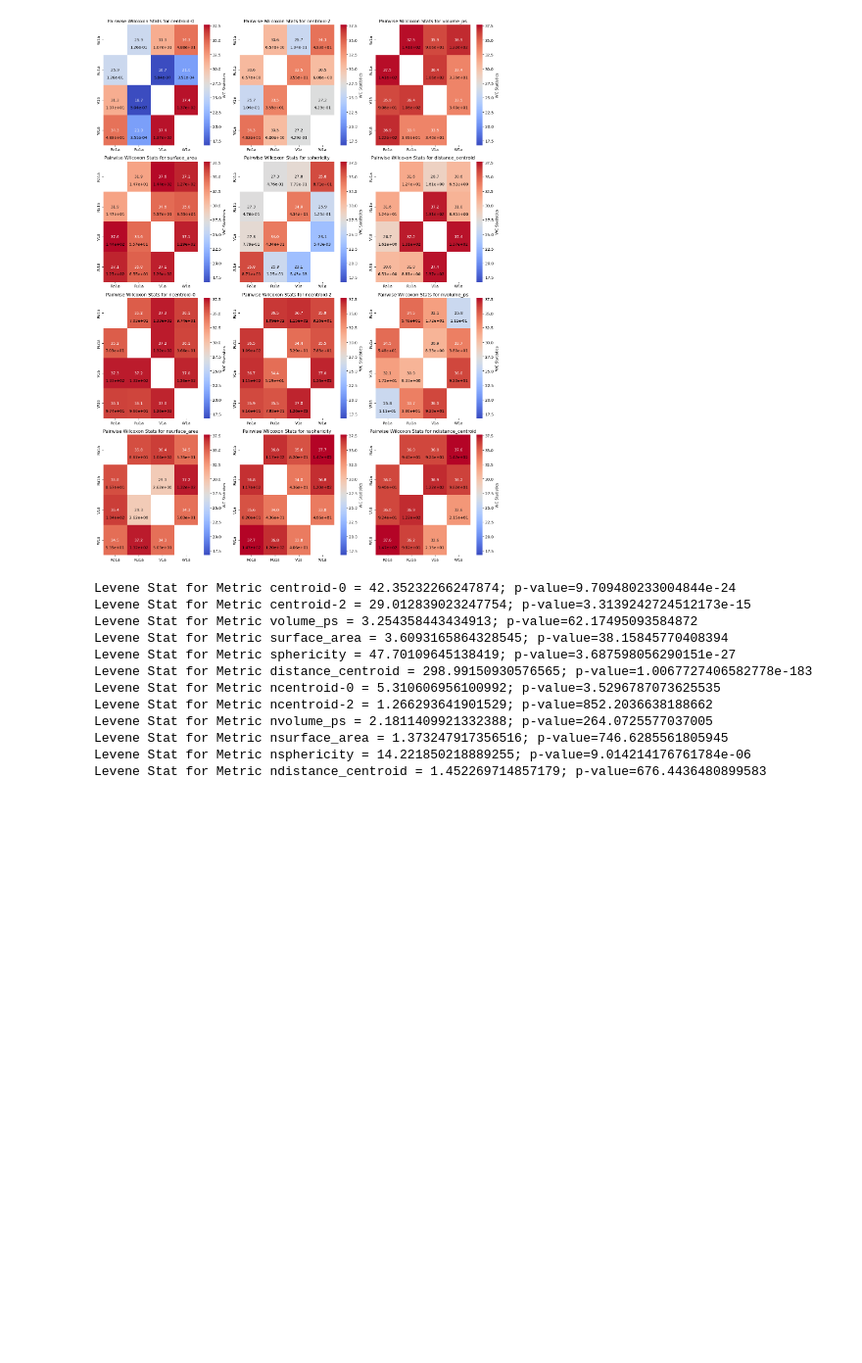
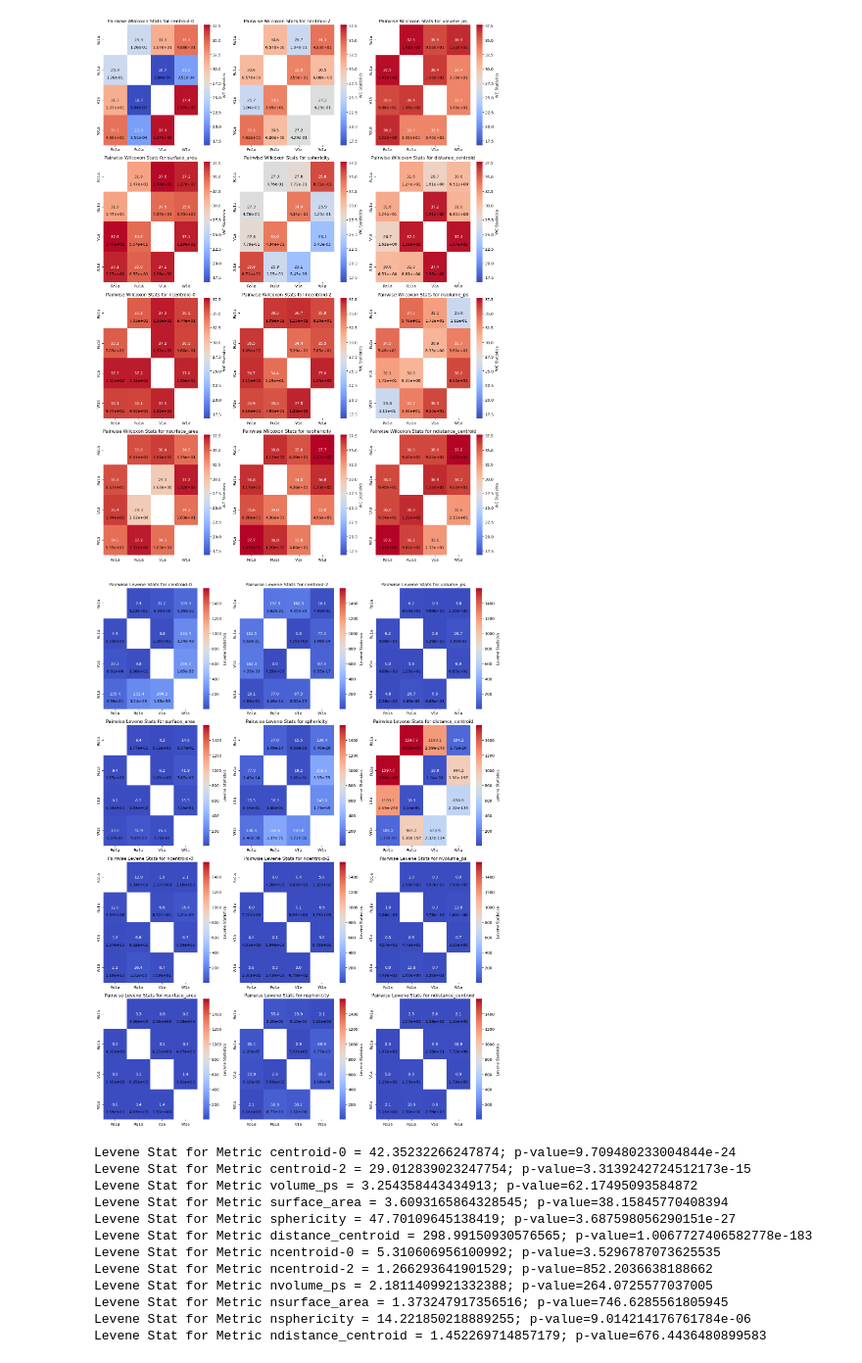
Before and after one commit to Consilium5128/QBI_BreadAnalysis, a Jupyter notebook: bread_prelim_analysis.ipynb, the cells around one changed output. Shown at 98% size. Drawn from its saved outputs; the diff is of its cells as text; code cells hidden in the pictures; blank space fills up the shorter version.

Commit message:
Statistical Testing

```diff
--- a/bread_prelim_analysis.ipynb
+++ b/bread_prelim_analysis.ipynb
@@ -516,6 +516,44 @@ plt.tight_layout()
 plt.show()
 # %% [output]
 [figure]
+# %%
+# Pairwise Wilcoxon test to see if the related samples (seemingly) share the median (symmetric about 0)
+run_pairwise_levene_test = getattr(pores_pore_metric_test, "run_pairwise_levene_test")
+
+metrics_to_compare = ['centroid-0', 'centroid-2', 'volume_ps', 'surface_area', 'sphericity', 'distance_centroid', 'ncentroid-0', 'ncentroid-2', 'nvolume_ps', 'nsurface_area', 'nsphericity', 'ndistance_centroid']
+sampling_size = 8000
+#normalize = True # Normalize by square root of sample size
+check = False
+
+df_wc_p, wc_stats_list, wc_p_values_list = run_pairwise_levene_test(bread_metrics_dict, metrics_to_compare, bread_types, sampling_size)
+
+if check:
+    for i, (df_wc, df_p) in enumerate(df_wc_p):
+        print(f"{metrics_to_compare[i]} KS Statistics:")
+        print(df_wc)
+        print(f"{metrics_to_compare[i]} P-values:")
+        print(df_p)
+# %%
+# Plot in heatmaps - Pairwise Wilcoxon test
+# p-value printed after Bonferonni correction (not exactly)
+fig, axes = plt.subplots(4, 3, figsize=(15,20))
+axes = axes.flatten()
+vmin, vmax = min(min(ks) for ks in wc_stats_list), max(max(ks) for ks in wc_stats_list)
+
+# Plot each metric's heatmap
+for ax, (df_wc, df_p), metric_name in zip(axes, df_wc_p, metrics_to_compare):
+    sns.heatmap(df_wc, annot=True, fmt=".1f", cmap="coolwarm", ax=ax, vmin=vmin, vmax=vmax, cbar_kws={'label': 'Levene Statistics'})
+    for i in range(len(df_p)):
+        for j in range(len(df_p.columns)):
+            if i != j:  # Skip the diagonal
+                ax.text(j + 0.5, i + 0.75, f'{(df_p.iloc[i, j]*sampling_size):.2e}', ha='center', va='center', color='black')
+    ax.set_title(f"Pairwise Levene Stats for {metric_name}")
+
+# Adjust layout
+plt.tight_layout()
+plt.show()
+# %% [output]
+[figure, added]
 # %%
 metrics_to_compare = ['centroid-0', 'centroid-2', 'volume_ps', 'surface_area', 'sphericity', 'distance_centroid', 'ncentroid-0', 'ncentroid-2', 'nvolume_ps', 'nsurface_area', 'nsphericity', 'ndistance_centroid']
 sampling_size = 3000
```
Also changed, not shown: 1 other file.
